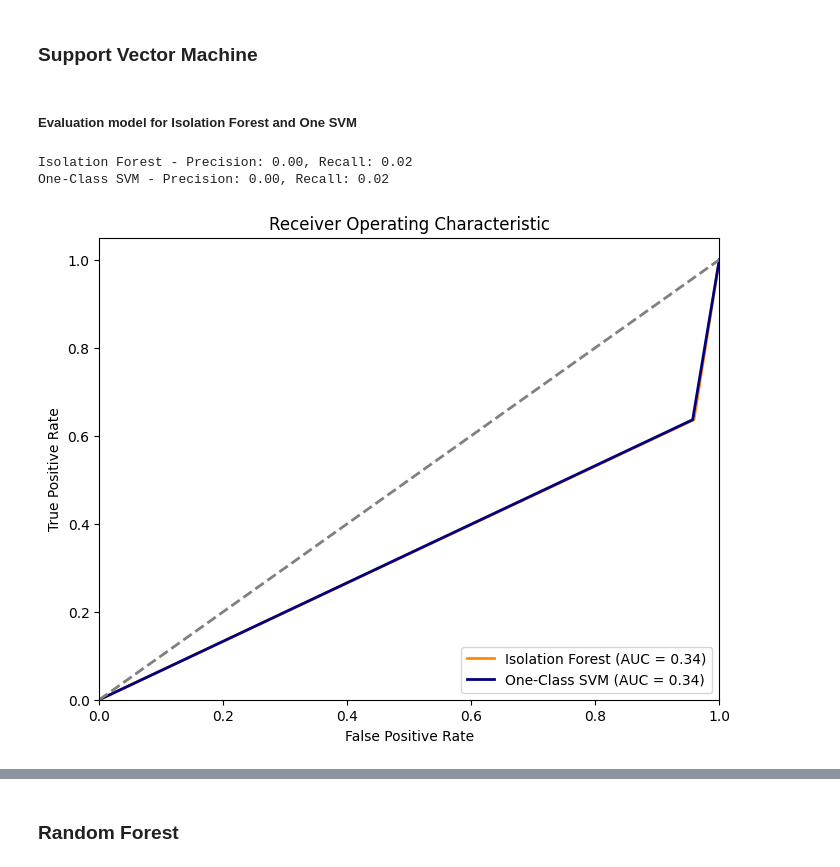
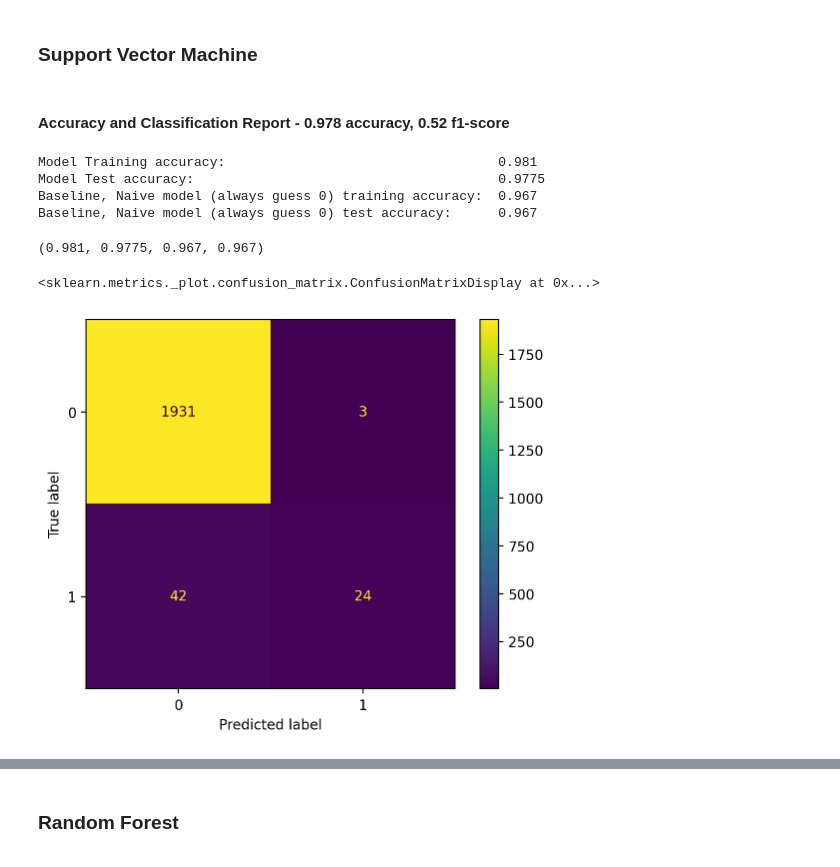
Before and after one commit to ToluAkinlabi/capstone_project_2, a Jupyter notebook: Solution.ipynb, the cells around one changed output, grey strips where cells are left out. Cells and saved outputs as stored; diff of their text form; code cells hidden in the pictures.

```diff
--- a/Solution.ipynb
+++ b/Solution.ipynb
@@ -182,36 +259,25 @@ y_pred_svm = one_class_svm.predict(X_map_test)
-# %% [markdown]
-##### Evaluation model for Isolation Forest and One SVM
-# %%
-# Calculate precision and recall
-precision_iso = precision_score(y_map_test, y_pred_iso, pos_label=-1, average= 'weighted')
-recall_iso = recall_score(y_map_test, y_pred_iso, pos_label=-1, average= 'weighted')
-
-precision_svm = precision_score(y_map_test, y_pred_svm, pos_label=-1, average= 'weighted')
-recall_svm = recall_score(y_map_test, y_pred_svm, pos_label=-1, average= 'weighted')
-
-print(f"Isolation Forest - Precision: {precision_iso:.2f}, Recall: {recall_iso:.2f}")
-print(f"One-Class SVM - Precision: {precision_svm:.2f}, Recall: {recall_svm:.2f}")
-
-# Calculate ROC curve and AUC
-fpr_iso, tpr_iso, _ = roc_curve(y_map_test, y_pred_iso)
-roc_auc_iso = auc(fpr_iso, tpr_iso)
-
-fpr_svm, tpr_svm, _ = roc_curve(y_map_test, y_pred_svm)
-roc_auc_svm = auc(fpr_svm, tpr_svm)
-
-# Plot ROC curves
-plt.figure(figsize=(8, 6))
-plt.plot(fpr_iso, tpr_iso, color='darkorange', lw=2, label=f'Isolation Forest (AUC = {roc_auc_iso:.2f})')
-plt.plot(fpr_svm, tpr_svm, color='navy', lw=2, label=f'One-Class SVM (AUC = {roc_auc_svm:.2f})')
-plt.plot([0, 1], [0, 1], color='gray', lw=2, linestyle='--')
-plt.xlim([0.0, 1.0])
-plt.ylim([0.0, 1.05])
-plt.xlabel('False Positive Rate')
-plt.ylabel('True Positive Rate')
-plt.title('Receiver Operating Characteristic')
-plt.legend(loc='lower right')
-plt.show()
-# %% [output]
-Isolation Forest - Precision: 0.00, Recall: 0.02
-One-Class SVM - Precision: 0.00, Recall: 0.02
-[figure, removed]
+# %%
+svm_model = SVC(random_state=RANDOM_SEED)
+
+# Fit the model to the training data
+svm_model.fit(X_dummy_train, y_dummy_train)
+
+# Predict
+y_pred_svm = svm_model.predict(X_dummy_test)
+# %% [markdown]
+#### Accuracy and Classification Report - 0.978 accuracy, 0.52 f1-score
+# %%
+util.calculate_and_display_accuracy(svm_model, X_dummy_train, y_dummy_train, X_dummy_test, y_dummy_test)
+# %% [output]
+Model Training accuracy:                                   0.981
+Model Test accuracy:                                       0.9775
+Baseline, Naive model (always guess 0) training accuracy:  0.967
+Baseline, Naive model (always guess 0) test accuracy:      0.967
+(0.981, 0.9775, 0.967, 0.967)
+# %%
+cm = confusion_matrix(y_dummy_test, y_pred_svm, labels=svm_model.classes_)
+disp = ConfusionMatrixDisplay(confusion_matrix=cm, display_labels=svm_model.classes_)
+disp.plot()
+# %% [output]
+<sklearn.metrics._plot.confusion_matrix.ConfusionMatrixDisplay at 0x...>
+[figure, added]
```
Also changed, not shown: parts of 35 cells of this notebook.
